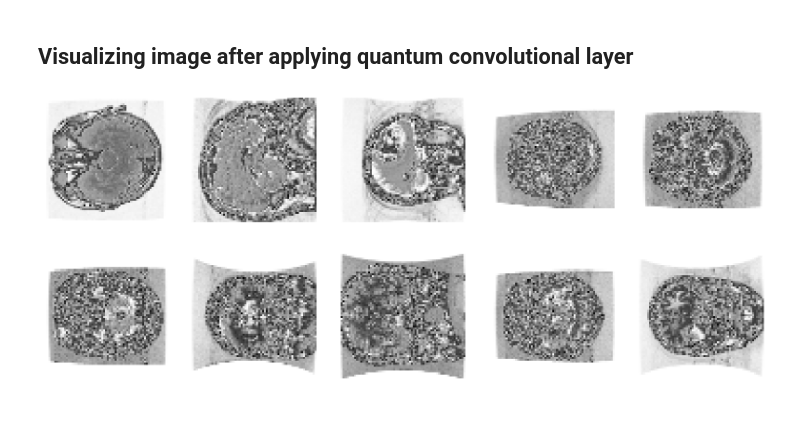
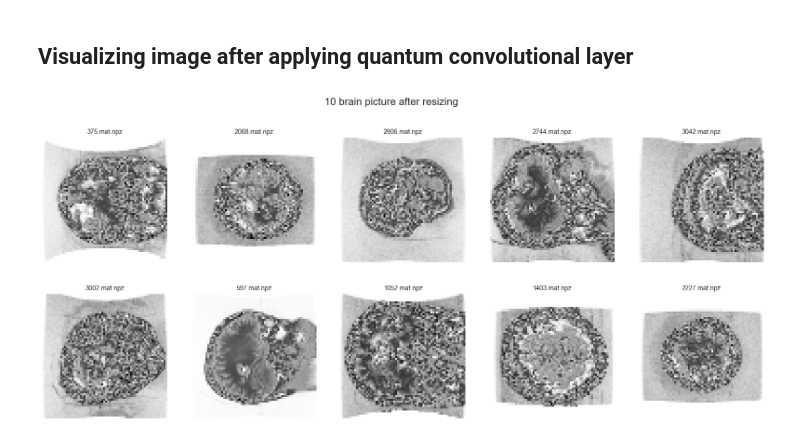
Before and after one commit to ahkatlio/QCNN_for_brain_cancer, a Jupyter notebook: Model.ipynb, the cells around one changed output. Cells and saved outputs as stored; diff of their text form; code cells hidden in the pictures; blank space fills up the shorter version.

Commit message:
visualization 🤘

```diff
--- a/Model.ipynb
+++ b/Model.ipynb
@@ -527,28 +527,32 @@ This code loads images from a folder, resizes them, applies a quantum convolutio
 # %%
 # Set the directory where the images are stored
 directory = "Resize/"
 
 # Get a list of all the files in the directory
 files = os.listdir(directory)
 
 # Select 10 random files
 random_files = random.sample(files, 10)
 
 # Create a figure with 2 rows and 5 columns
 fig, axs = plt.subplots(2, 5, figsize=(20, 8))
 
 # Loop over each random file and plot it in a subplot
 for i, file in enumerate(random_files):
     # Load the image from the file
     img = np.load(directory + file)['image']
 
     # Plot the image in a subplot
     row = i // 5
     col = i % 5
     axs[row, col].imshow(img, cmap="gray")
     axs[row, col].axis("off")
+    axs[row, col].set_title(file, fontsize=10)
+
+# Add a title to the figure
+fig.suptitle("10 brain picture after resizing", fontsize=16)
 
 # Save the figure
 plt.savefig("10_brain_picture_after_resizing.png", bbox_inches="tight")
 # %% [output]
-[figure, old version]
+[figure, new version]
```
Also changed, not shown: parts of 1 cell of this notebook, 1 other file.
